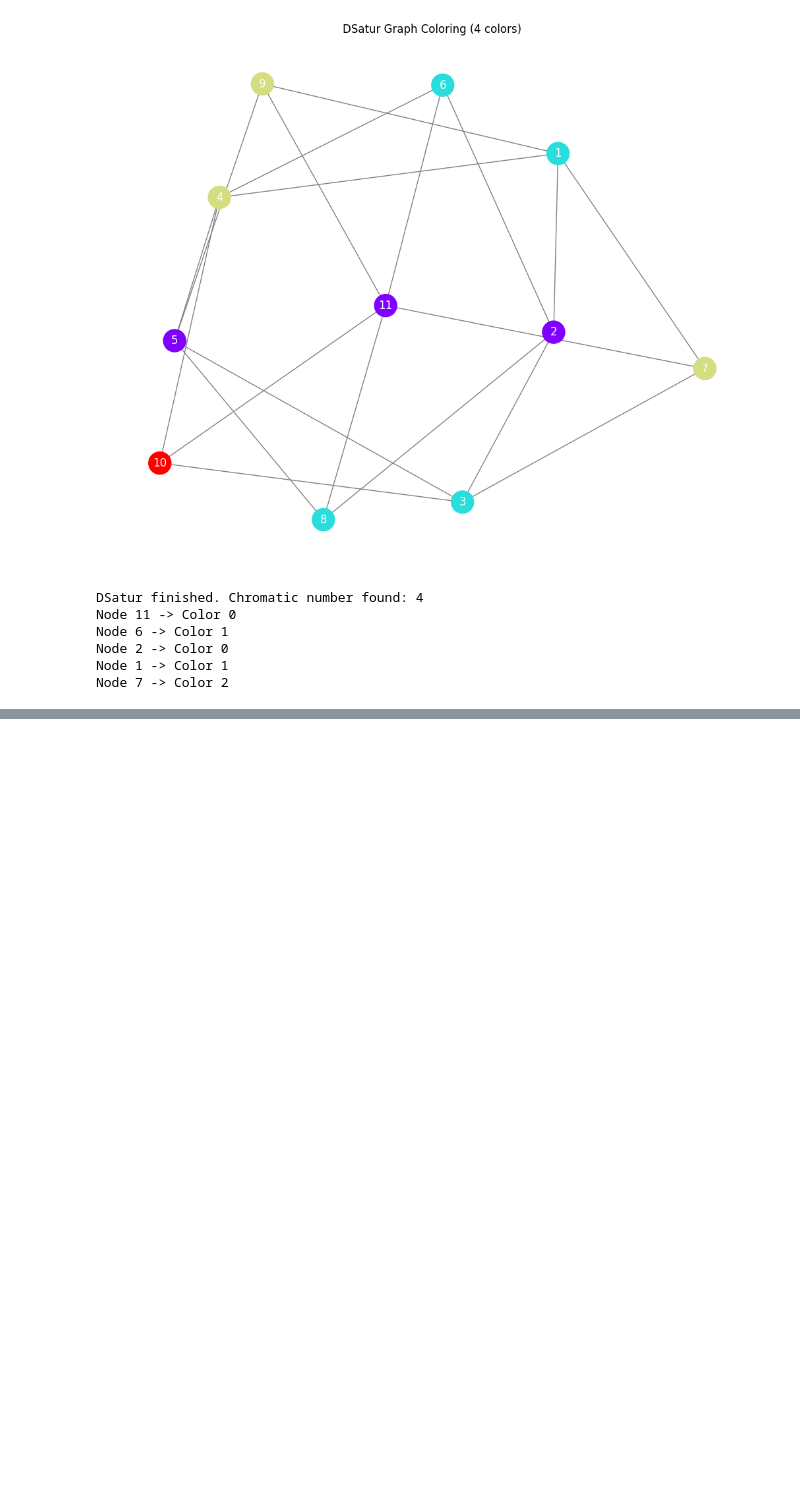
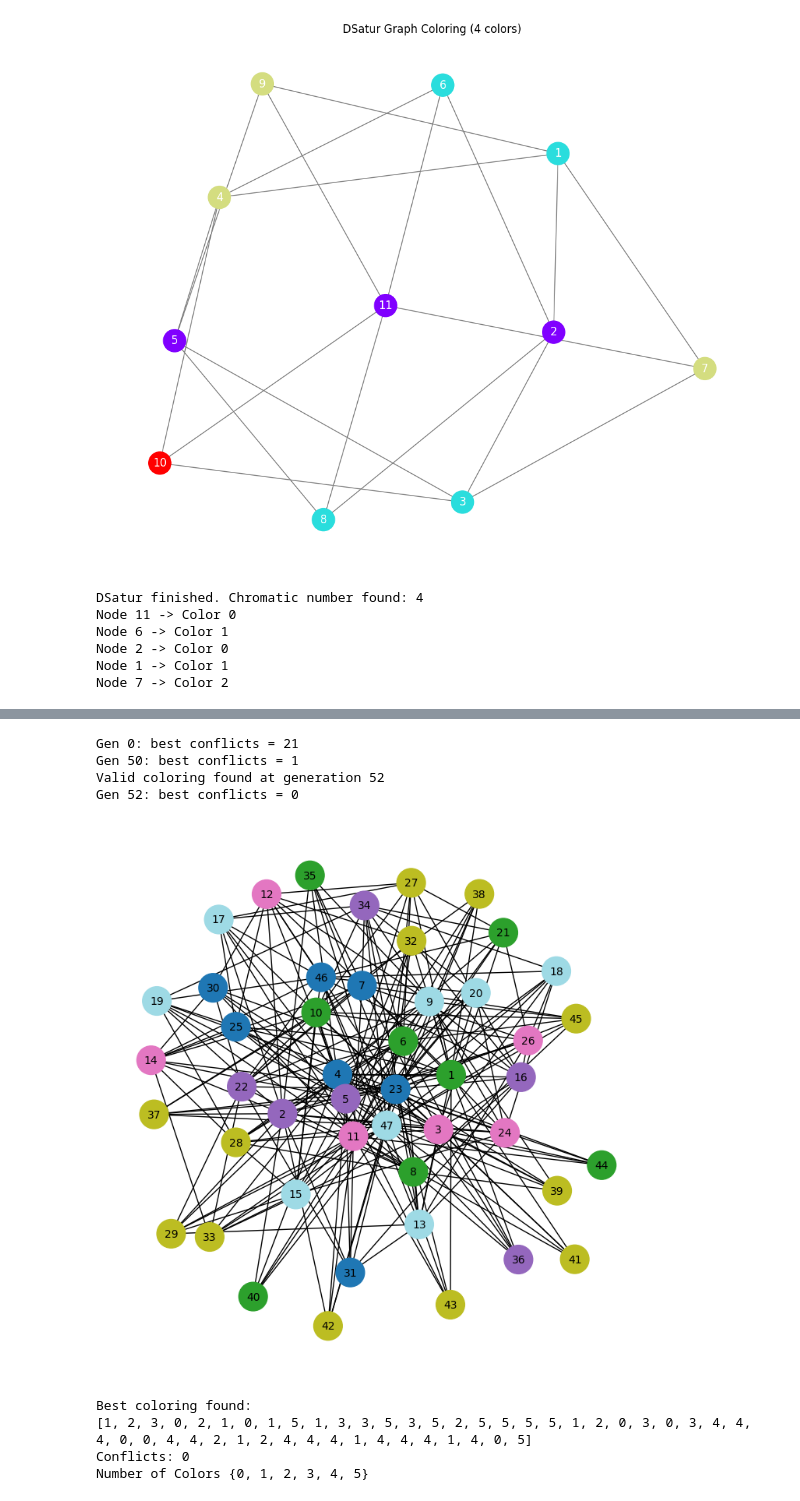
Before and after one commit to sarmijavier/optimization_with_genetic_algorithms, a Jupyter notebook: activity_2.ipynb, the cells around one changed output, grey strips where cells are left out. Drawn from its saved outputs; the diff is of its cells as text; code cells hidden in the pictures; blank space fills up the shorter version.

```diff
--- a/activity_2.ipynb
+++ b/activity_2.ipynb
@@ -272,0 +160,29 @@ Conflicts: 20
+# %%
+FILENAME = "myciel5.col"
+NUMBER_OF_COLORS = 6
+POPULATION_SIZE = 100
+GENERATIONS = 1000
+MUTATION_RATE = 0.06
+ELITISM_SIZE = 3
+TOURNAMENT_SIZE = 3
+
+first_problem = GeneticAlgorithm(
+    FILENAME,
+    NUMBER_OF_COLORS,
+    POPULATION_SIZE,
+    GENERATIONS,
+    MUTATION_RATE,
+    ELITISM_SIZE,
+    TOURNAMENT_SIZE,
+)
+first_problem.genetic_algorithm()
+# %% [output]
+Gen 0: best conflicts = 21
+Gen 50: best conflicts = 1
+Valid coloring found at generation 52
+Gen 52: best conflicts = 0
+[figure, added]
+Best coloring found:
+[1, 2, 3, 0, 2, 1, 0, 1, 5, 1, 3, 3, 5, 3, 5, 2, 5, 5, 5, 5, 1, 2, 0, 3, 0, 3, 4, 4, 4, 0, 0, 4, 4, 2, 1, 2, 4, 4, 4, 1, 4, 4, 4, 1, 4, 0, 5]
+Conflicts: 0
+Number of Colors {0, 1, 2, 3, 4, 5}
```
Also changed, not shown: parts of 10 cells of this notebook, 2 other files.
